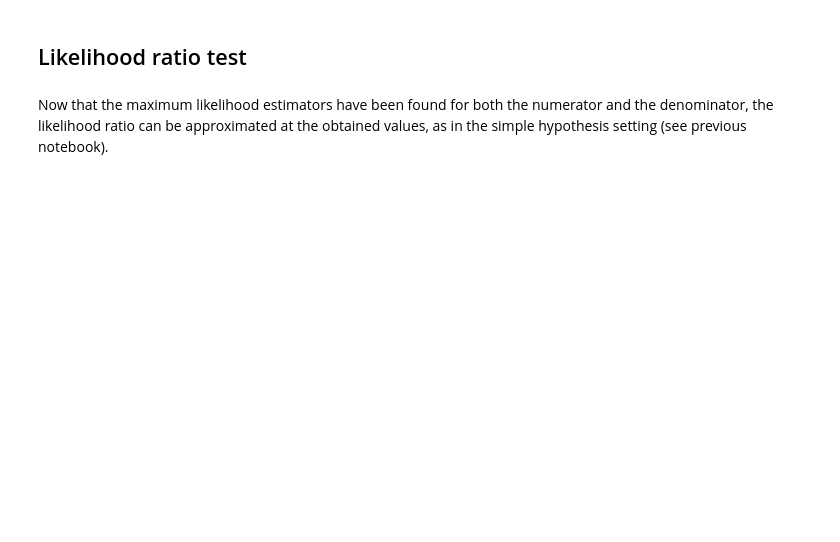
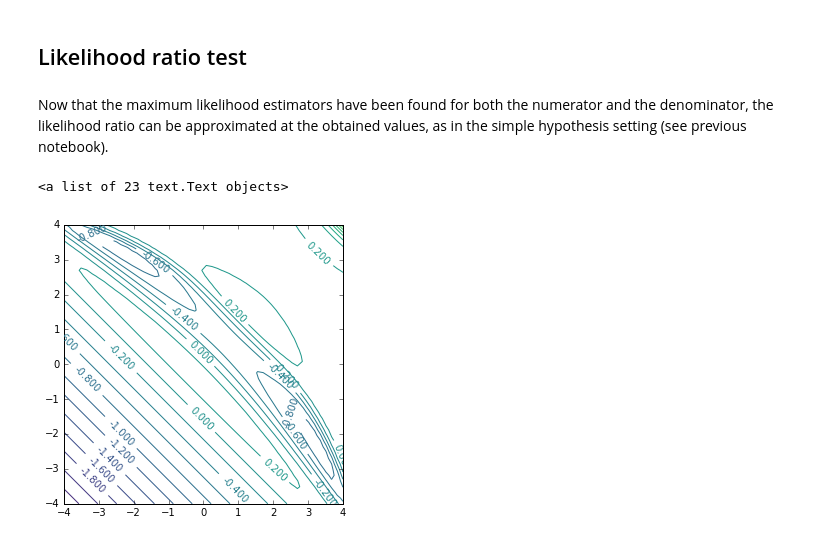
Before and after one commit to glouppe/carl, a Jupyter notebook: examples/Generalized likelihood ratio tests.ipynb, the cells around one changed output. Saved outputs shown, nothing was run; the diff lists cells and outputs as text; code cells hidden in the pictures; blank space fills up the shorter version.

```diff
--- a/examples/Generalized likelihood ratio tests.ipynb
+++ b/examples/Generalized likelihood ratio tests.ipynb
@@ -266,3 +272,33 @@ nu_hat_H1, alpha_hat_H1
 ## Likelihood ratio test
 # %% [markdown]
 Now that the maximum likelihood estimators have been found for both the numerator and the denominator, the likelihood ratio can be approximated at the obtained values, as in the simple hypothesis setting (see previous notebook).
+# %%
+p_H0 = Mixture(components=[
+    MultivariateNormal(mu=nu_hat_H0 * np.array([1.0, 1.0]),
+                       sigma=np.array([[1.0, 0.3],
+                                       [0.3, 1.0]])),
+    MultivariateNormal(mu=np.array([2.0, 2.0]),
+                       sigma=np.array([[1.0, -0.75],
+                                       [-0.75, 1.0]]))])
+
+p_H1 = Mixture(components=[
+    Mixture(components=[
+        MultivariateNormal(mu=nu_hat_H1 * np.array([1.0, 1.0]),
+                           sigma=np.array([[1.0, 0.3],
+                                           [0.3, 1.0]])),
+        MultivariateNormal(mu=np.array([2.0, 2.0]),
+                           sigma=np.array([[1.0, -0.75],
+                                           [-0.75, 1.0]]))]),
+    MultivariateNormal(mu=np.array([0.5, 0.5]), sigma=np.array([[0.5, -0.25],
+                                                               [-0.25, 0.5]]))],
+    weights=[1.0 - alpha_hat_H1, alpha_hat_H1])
+# %%
+# True likelihood ratio
+XX, YY = np.meshgrid(np.linspace(-4, 4, num=50), np.linspace(-4, 4, num=50))
+g = np.hstack((XX.reshape(-1, 1), YY.reshape(-1, 1)))
+Z = -p_H0.nnlf(g) + p_H1.nnlf(g)
+cs = plt.contour(XX, YY, Z.reshape(XX.shape), 20, vmin=-3.0, vmax=3.0)
+plt.clabel(cs, inline=1, fontsize=10)
+# %% [output]
+<a list of 23 text.Text objects>
+[figure, added]
```
Also changed, not shown: parts of 15 cells of this notebook.
